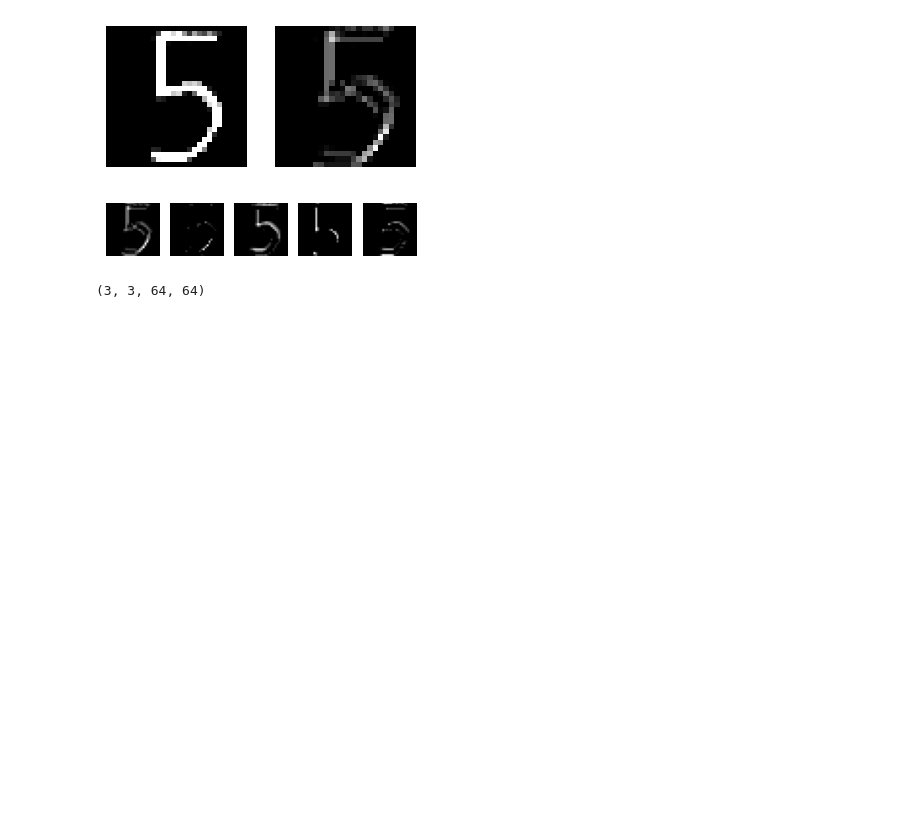
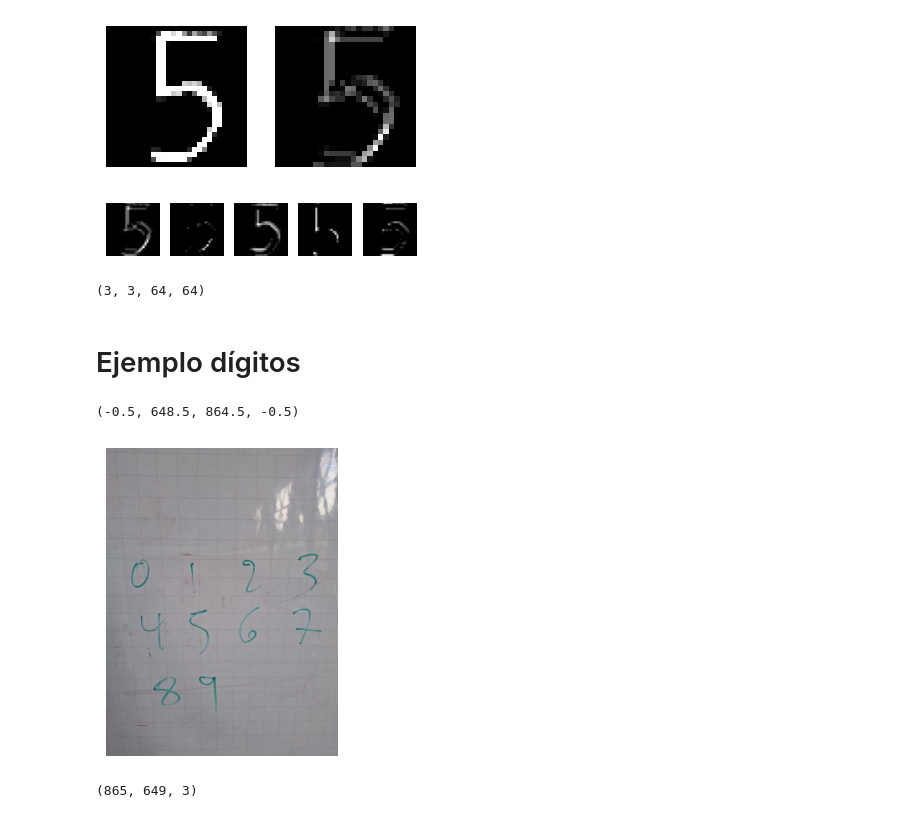
Before and after one commit to vc-2026-i/clasificacion-mnist-instructor, a Jupyter notebook: notebook.ipynb, the cells around one changed output. Cells and saved outputs as stored; diff of their text form; code cells hidden in the pictures; blank space fills up the shorter version.

```diff
--- a/notebook.ipynb
+++ b/notebook.ipynb
@@ -313,3 +313,5 @@ kernels = second_conv.get_weights()[0]
 kernels.shape
 # %% [output]
 (3, 3, 64, 64)
+# %% [markdown]
+# Ejemplo dígitos
@@ -315,0 +322,14 @@ kernels.shape
+# %%
+img = cv2.imread('img_digs.jpg')
+img_rgb = cv2.cvtColor(img, cv2.COLOR_BGR2RGB)
+# %%
+plt.figure(figsize=(4, 4))
+plt.imshow(img_rgb)
+plt.axis('off')
+# %% [output]
+(-0.5, 648.5, 864.5, -0.5)
+[figure, added]
+# %%
+img_rgb.shape
+# %% [output]
+(865, 649, 3)
```
Also changed, not shown: parts of 15 cells of this notebook, 2 other files.
